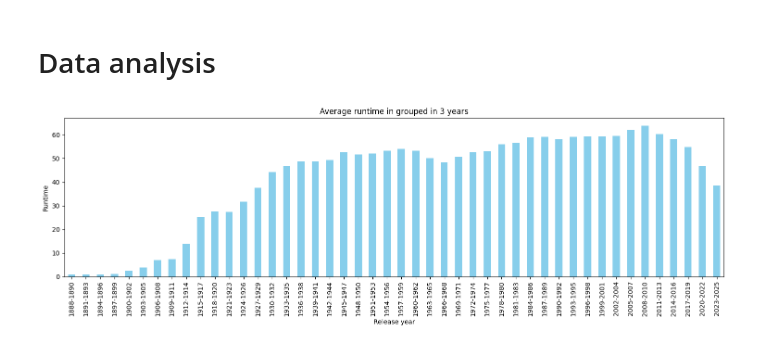
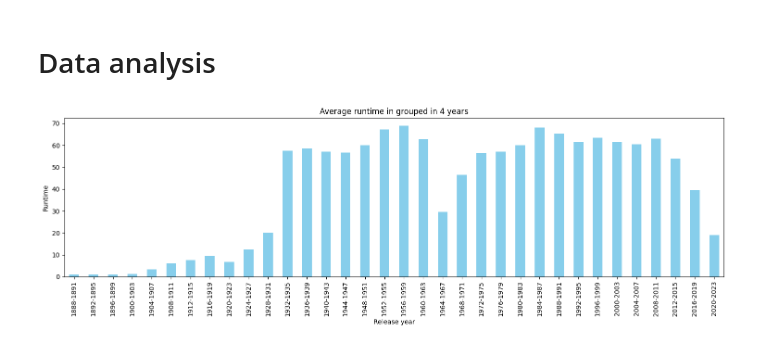
Before and after one commit to epfl-ada/ada-2024-project-alpacadreamagency, a Jupyter notebook: results.ipynb, the cells around one changed output. Cells and saved outputs as stored; diff of their text form; code cells hidden in the pictures.

Commit message:
Update year-runtime

```diff
--- a/results.ipynb
+++ b/results.ipynb
@@ -72,29 +72,29 @@ Fist year: 1888, Last year: 2024
 # %% [markdown]
 # Data analysis
 # %%
-movies_year_runtime = MOVIES.groupby("release_year")["runtime"].mean()
+movies_year_runtime = MOVIES.groupby("release_year")["runtime"].median()
 
-bin_size = 3
+bin_size = 4
 
 binned_counts = {}
 for i in range(FIRST_MOVIE_YEAR, movies_year_runtime.index.max(), bin_size):
     bin_start, bin_end = i, i + bin_size - 1
 
     # Sum all the runtimes counts in this range.
     total_in_bin = movies_year_runtime[(movies_year_runtime.index >= bin_start) & (movies_year_runtime.index <= bin_end)].median()
 
     binned_counts[f'{bin_start}-{bin_end}'] = total_in_bin
 
 
 binned_token_counts = pd.Series(binned_counts)
 
 plt.figure(figsize=(15, 5))
 binned_token_counts.plot(kind='bar', color='skyblue')
 
 plt.xlabel('Release year')
 plt.ylabel('Runtime')
 plt.title(f'Average runtime in grouped in {bin_size} years')
 
 plt.tight_layout()
 # %% [output]
-[figure, old version]
+[figure, new version]
```
Also changed, not shown: parts of 1 cell of this notebook.
